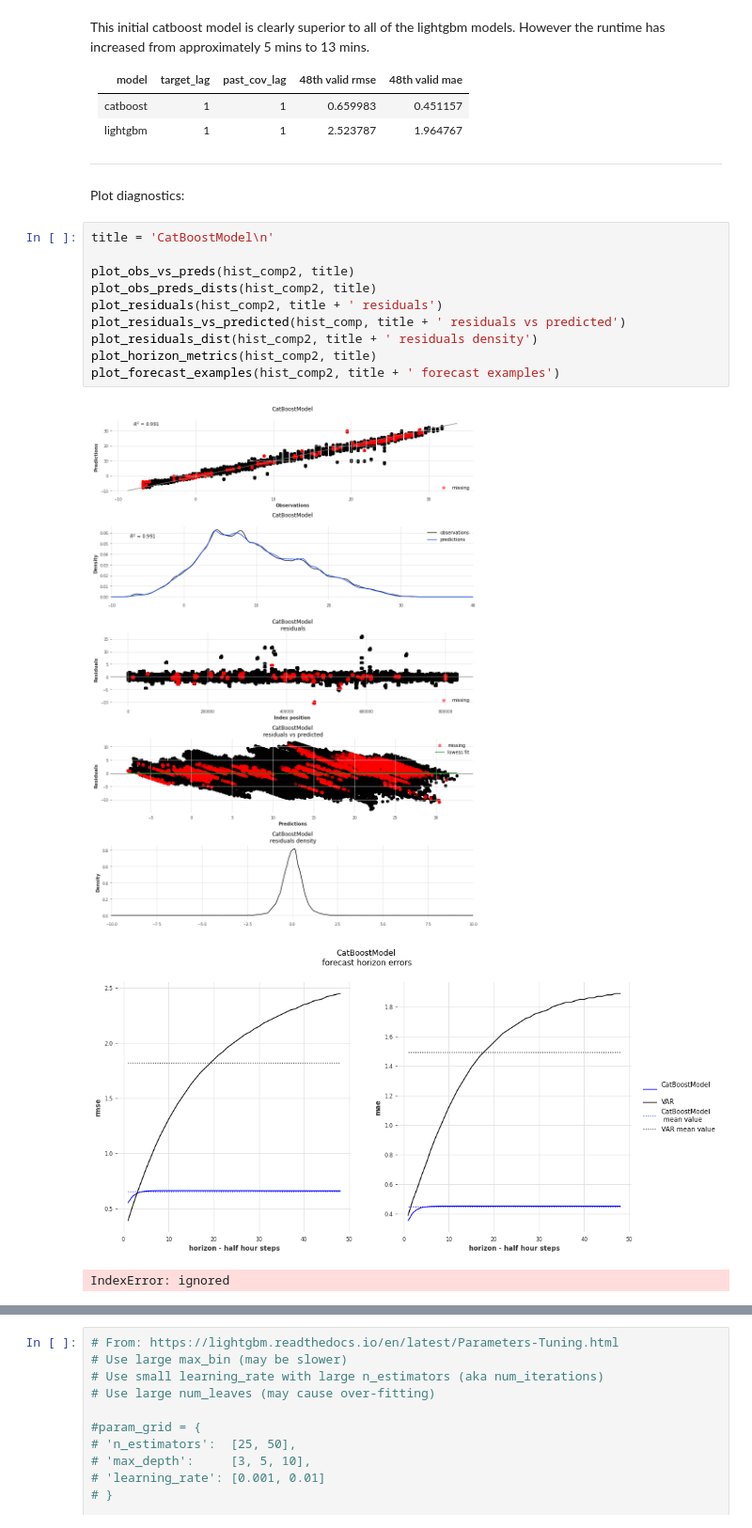
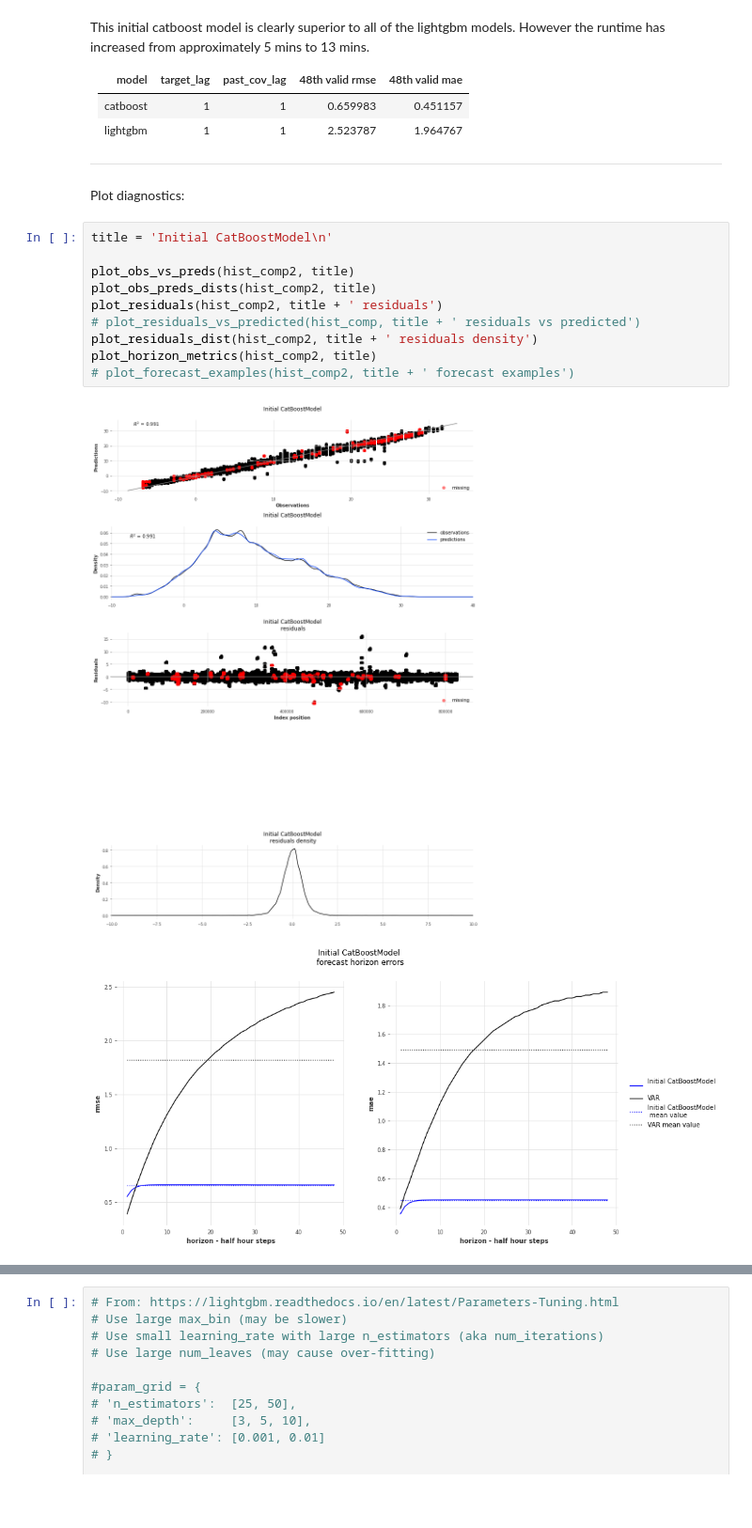
Before and after one commit to makeyourownmaker/CambridgeTemperatureNotebooks, a Jupyter notebook: notebooks/gradient_boosting.ipynb, the cells around one changed output, grey strips where cells are left out. Shown at 94% size. Drawn from its saved outputs; the diff is of its cells as text; blank space fills up the shorter version.

```diff
--- a/notebooks/gradient_boosting.ipynb
+++ b/notebooks/gradient_boosting.ipynb
@@ -2411,16 +2413,15 @@ However the runtime has increased from approximately 5 mins to 13 mins.
 
 Plot diagnostics:
 # %%
-title = 'CatBoostModel\n'
+title = 'Initial CatBoostModel\n'
 
 plot_obs_vs_preds(hist_comp2, title)
 plot_obs_preds_dists(hist_comp2, title)
 plot_residuals(hist_comp2, title + ' residuals')
-plot_residuals_vs_predicted(hist_comp, title + ' residuals vs predicted')
+# plot_residuals_vs_predicted(hist_comp, title + ' residuals vs predicted')
 plot_residuals_dist(hist_comp2, title + ' residuals density')
 plot_horizon_metrics(hist_comp2, title)
-plot_forecast_examples(hist_comp2, title + ' forecast examples')
+# plot_forecast_examples(hist_comp2, title + ' forecast examples')
 # %% [output]
-[figure, old version]
+[figure, new version]
-[figure, old version]
+[figure, new version]
-IndexError: ignored
```
Also changed, not shown: parts of 12 cells of this notebook.
